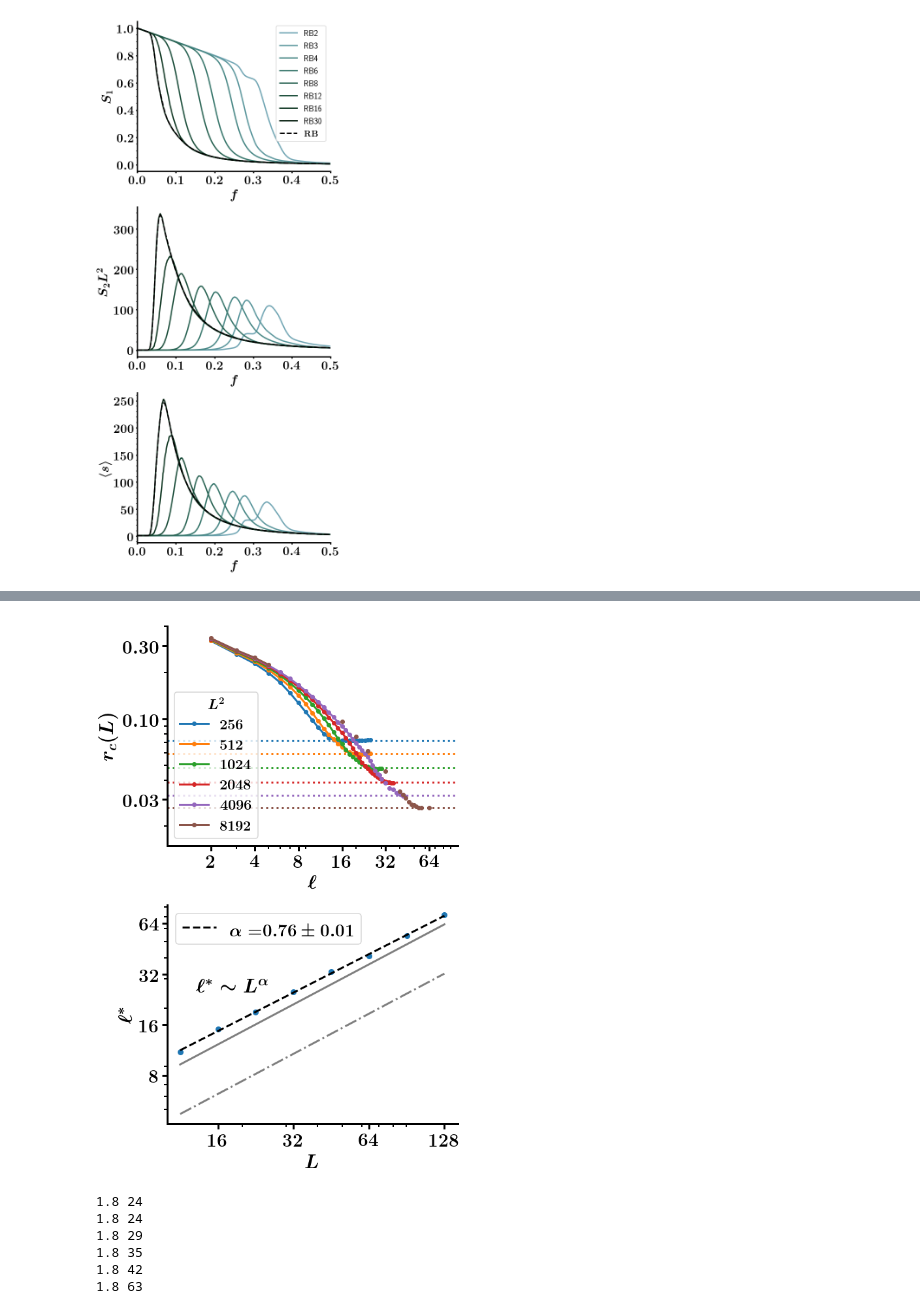
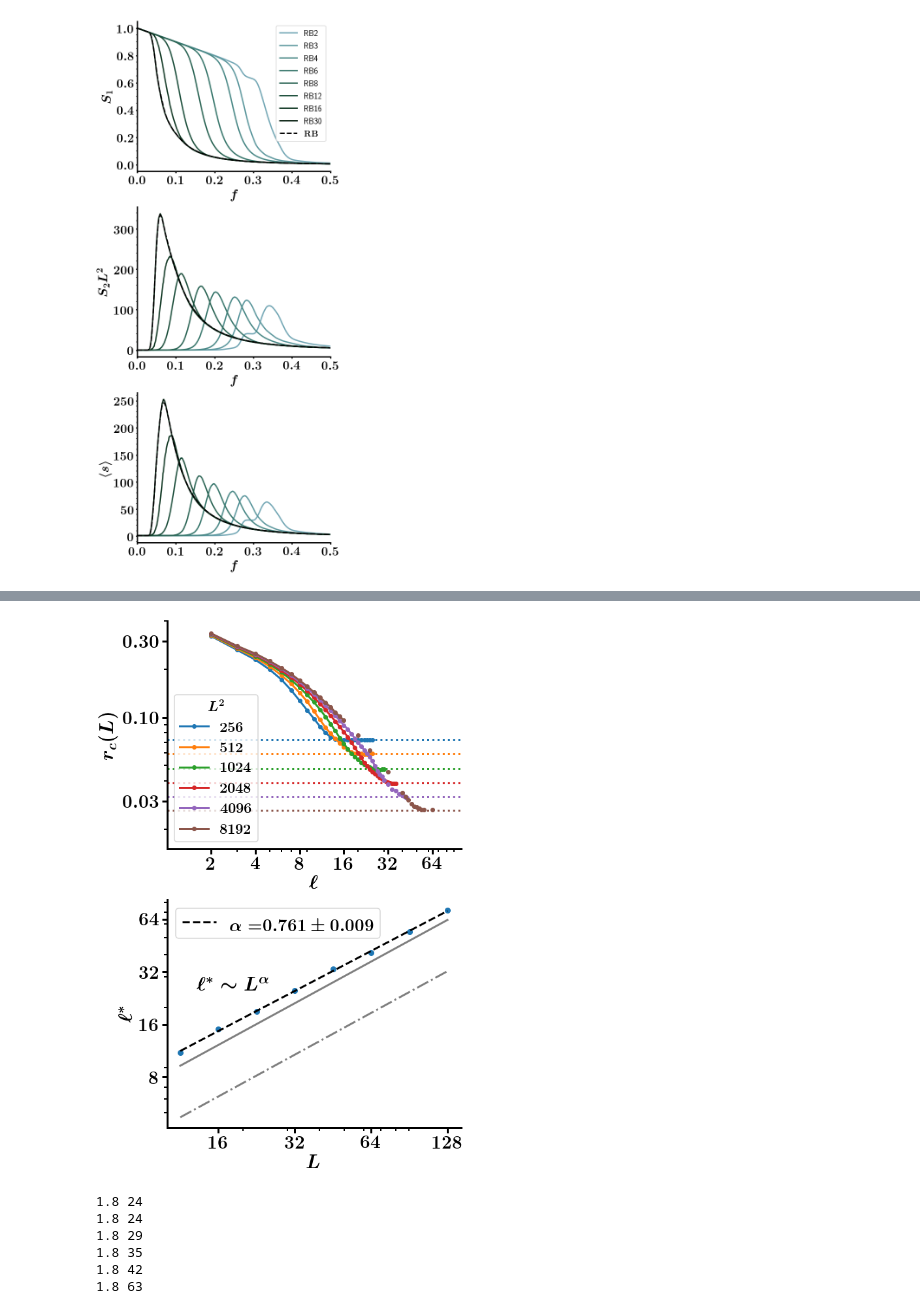
Before and after one commit to nahuelalmeira/dismantlingScaling, a Jupyter notebook: python/DT_RBl.ipynb, the cells around one changed output, grey strips where cells are left out. Saved outputs shown, nothing was run; the diff lists cells and outputs as text; code cells hidden in the pictures.

```diff
--- a/python/DT_RBl.ipynb
+++ b/python/DT_RBl.ipynb
@@ -147,7 +123,7 @@ ax.set_xscale('log')
 ax.set_yscale('log')
 ax.plot(X, Y, 'o', markersize=8)
 Y_pred, slope, y_err = getLinearReg(X, Y)
-label = r'$\alpha = $' + r'${{{:.2f}}}\pm{{{:.2f}}}$'.format(slope, y_err)
+label = r'$\alpha = $' + r'${{{:.3f}}}\pm{{{:.3f}}}$'.format(slope, y_err)
 ax.plot(X, Y_pred, '--', color='k', label=label)
 ax.text(0.1, 0.6, r'$\ell^* \sim L^{\alpha}$', fontsize=30, transform=ax.transAxes)
 
@@ -157,34 +133,34 @@ meanls = [4.721,  6.177,  8.102, 10.801, 13.946, 18.562, 24.187, 32.666]
 diameters = [9.37, 12.42, 15.94, 20.66, 27.25, 36.01, 48.5, 64.7]
 linestyles = ['-.', '-']
 for i, Y in enumerate([meanls, diameters]):
     Y_pred, slope, y_err = getLinearReg(X, Y)
     c = Y[0] / X[0]**slope
     text = r'${{{:.2f}}}\pm{{{:.2f}}}$'.format(slope, y_err)
     k = 3
     #ax.text(X[k], (Y_pred[k-1] + Y_pred[k])/2, text, fontsize=22)
     ax.plot(X, Y_pred, linestyles[i], color='grey')
 
 #ax.set_xlim(12, 128)
 ax.set_xticks([16, 32, 64, 128])
 ax.get_xaxis().set_minor_formatter(mpl.ticker.NullFormatter())
 ax.get_xaxis().set_major_formatter(mpl.ticker.ScalarFormatter())
 
 ax.set_yticks([8, 16, 32, 64])
 ax.get_yaxis().set_minor_formatter(mpl.ticker.NullFormatter())
 ax.get_yaxis().set_major_formatter(mpl.ticker.ScalarFormatter())
 
 ax.legend()
 
 sns.despine()
 plt.tight_layout()
 fig_name = os.path.join(fig_dir, 'peak_shifting_RBl_rc_{}'.format(net_type))
 plt.savefig(fig_name + '.png')
 plt.savefig(fig_name + '.pdf')
 
 plt.tight_layout()
 plt.show()
 # %% [output]
-[figure, old version]
+[figure, new version]
 # %%
 ncols = 1
 nrows = 1
```
Also changed, not shown: parts of 1 cell of this notebook, 3 other files.
